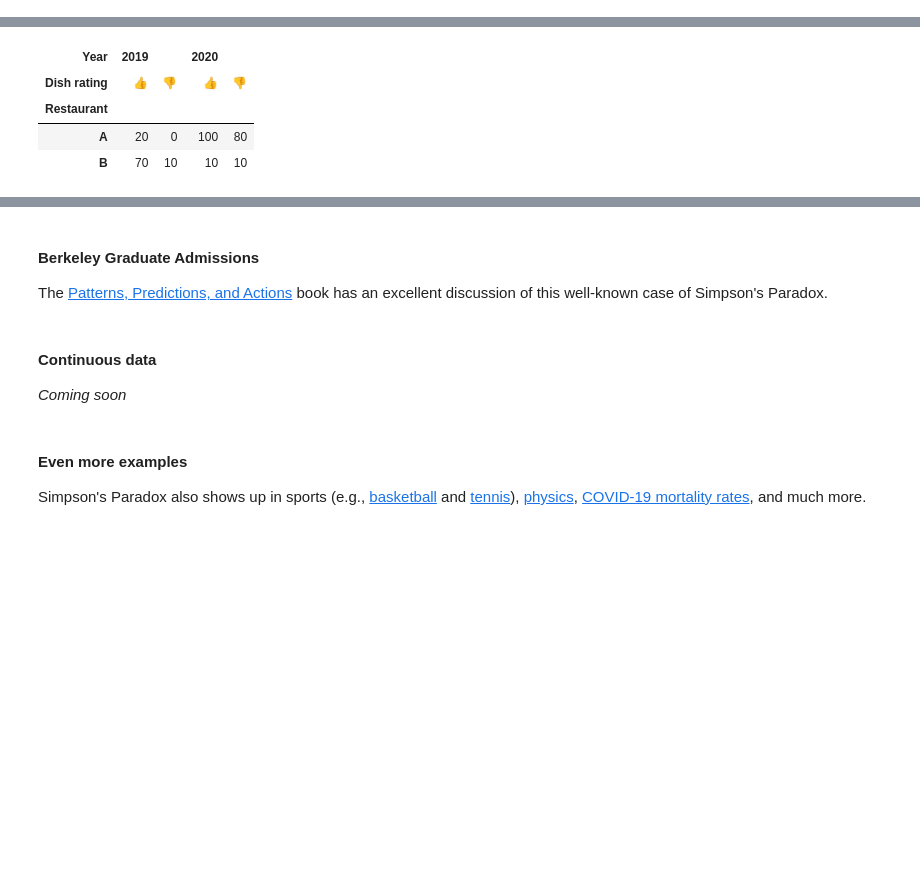
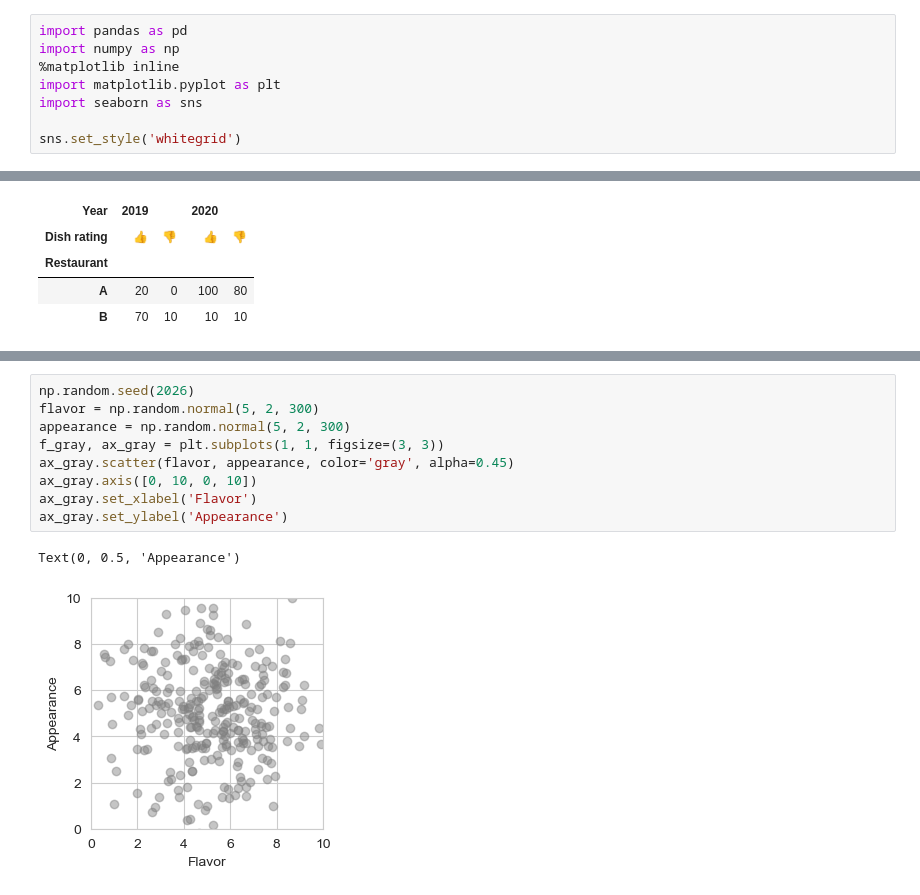
Before and after one commit to ds-102/ds-102-book, a Jupyter notebook: ds-102-book/content/chapters/04/01_association_correlation_causation.ipynb, the cells around one changed output, grey strips where cells are left out. Cells and saved outputs as stored; diff of their text form; blank space fills up the shorter version.

Commit message:
content(causal): update causal inference chapter with fixes, videos, new section

```diff
--- a/ds-102-book/content/chapters/04/01_association_correlation_causation.ipynb
+++ b/ds-102-book/content/chapters/04/01_association_correlation_causation.ipynb
@@ -1,5 +1,13 @@
 # %% [markdown]
 # Association, Correlation, and Causation
+# %%
+import pandas as pd
+import numpy as np
+%matplotlib inline
+import matplotlib.pyplot as plt
+import seaborn as sns
+
+sns.set_style('whitegrid')
 # %% [markdown]
 ![](https://imgs.xkcd.com/comics/correlation.png)
 
@@ -185,12 +172,12 @@ Because the direction of causality is different, display isn't a confounder here
-# %% [markdown]
-#### Berkeley Graduate Admissions
-
-The [Patterns, Predictions, and Actions](https://mlstory.org/causal.html#the-limitations-of-observation) book has an excellent discussion of this well-known case of Simpson's Paradox.
-# %% [markdown]
-#### Continuous data
-
-*Coming soon*
-# %% [markdown]
-#### Even more examples
-
-Simpson's Paradox also shows up in sports (e.g., [basketball](http://www.math.kent.edu/~darci/simpson/bballexamples.html) and [tennis](https://metro.co.uk/2014/01/17/roger-federer-is-rubbish-at-tennis-because-he-tries-too-hard-4264338/)), [physics](https://aip.scitation.org/doi/10.1063/1.4977784), [COVID-19 mortality rates](http://causality.cs.ucla.edu/blog/index.php/2020/07/06/race-covid-mortality-and-simpsons-paradox-by-dana-mackenzie/), and much more.
+# %%
+np.random.seed(2026)
+flavor = np.random.normal(5, 2, 300)
+appearance = np.random.normal(5, 2, 300)
+f_gray, ax_gray = plt.subplots(1, 1, figsize=(3, 3))
+ax_gray.scatter(flavor, appearance, color='gray', alpha=0.45)
+ax_gray.axis([0, 10, 0, 10])
+ax_gray.set_xlabel('Flavor')
+ax_gray.set_ylabel('Appearance')
+# %% [output]
+Text(0, 0.5, 'Appearance')
+[figure, added]
```
Also changed, not shown: parts of 20 cells of this notebook, 17 other files.
